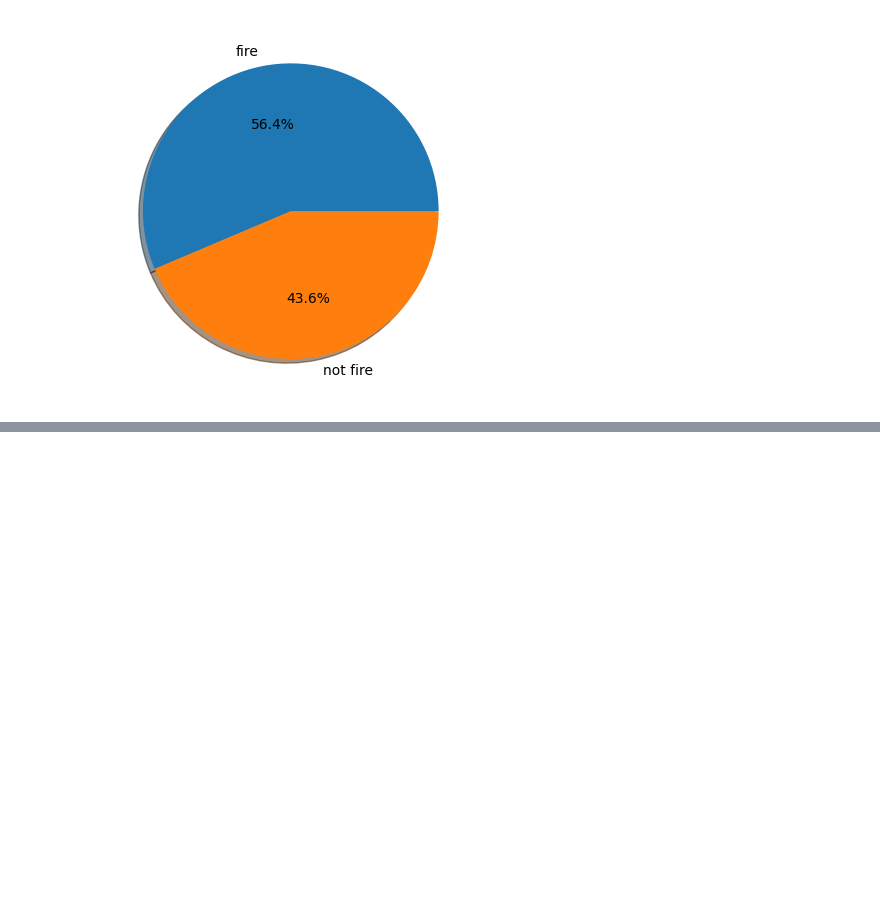
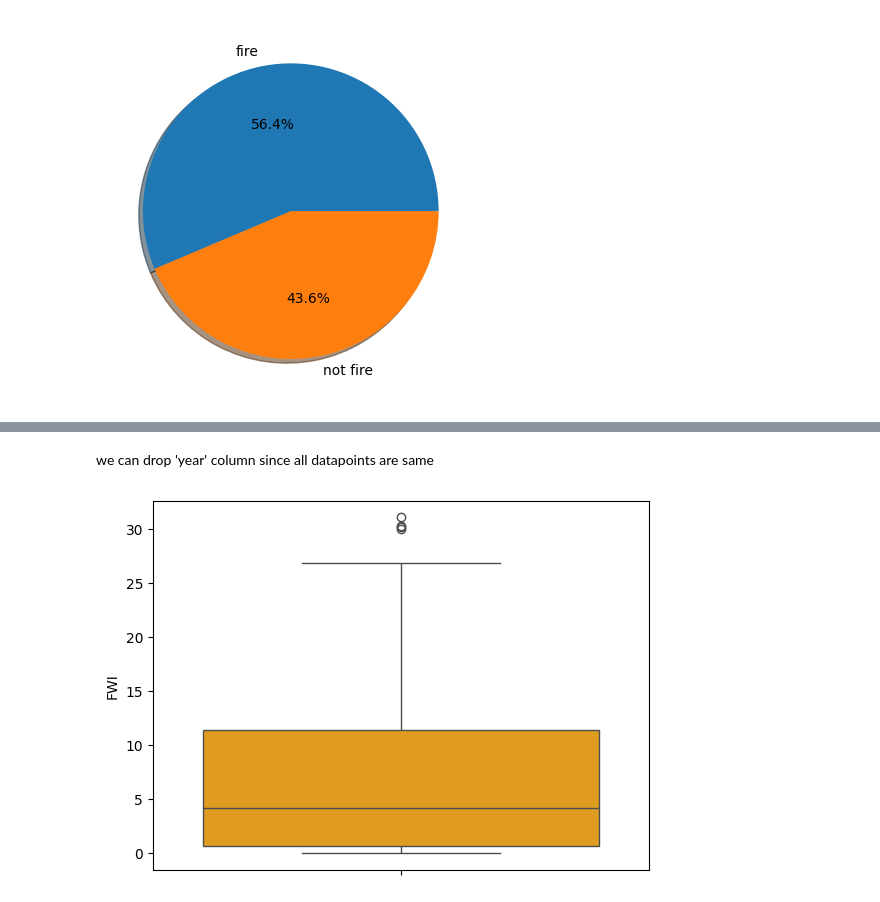
Before and after one commit to NarnindiMounica/Machine_Learning_Works, a Jupyter notebook: Regression/ridge_lasso_elasticnet_regression.ipynb, the cells around one changed output, grey strips where cells are left out. Cells and saved outputs as stored; diff of their text form; code cells hidden in the pictures; blank space fills up the shorter version.

```diff
--- a/Regression/ridge_lasso_elasticnet_regression.ipynb
+++ b/Regression/ridge_lasso_elasticnet_regression.ipynb
@@ -240,0 +254,9 @@ plt.show()
+# %% [markdown]
+we can drop 'year' column since all datapoints are same
+# %%
+#boxplots
+
+sns.boxplot(df['FWI'], orient="vertical", color="orange")
+plt.show()
+# %% [output]
+[figure, added]
```
Also changed, not shown: parts of 3 cells of this notebook.
